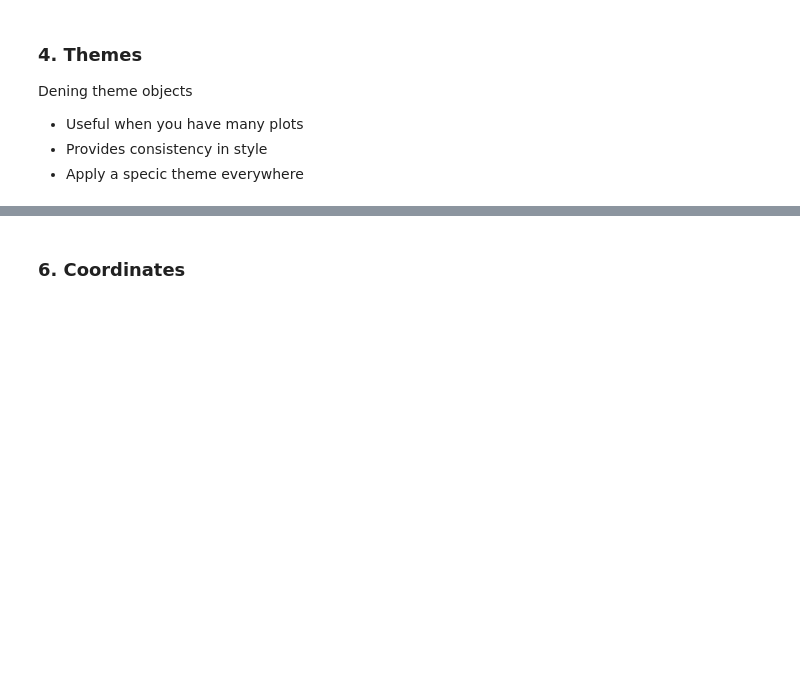
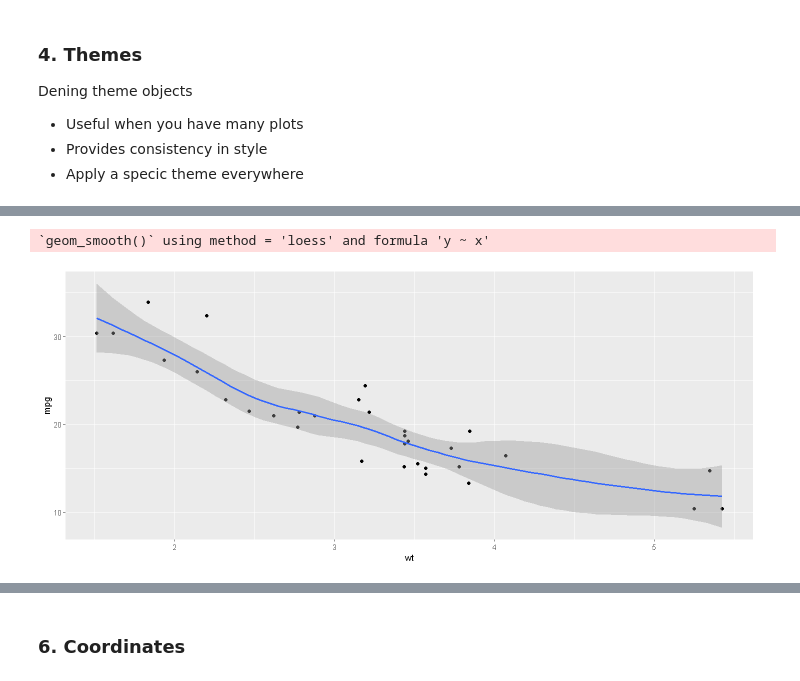
Before and after one commit to lnphng/Data-Analyst-with-R, a Jupyter notebook: 02.Visualization with ggplot2.ipynb, the cells around one changed output, grey strips where cells are left out. Saved outputs shown, nothing was run; the diff lists cells and outputs as text; code cells hidden in the pictures; blank space fills up the shorter version.

Commit message:
Update visualization

```diff
--- a/02.Visualization with ggplot2.ipynb
+++ b/02.Visualization with ggplot2.ipynb
@@ -518,0 +518,7 @@ ggplot(economics, aes(x = date, y = unemploy/pop)) +
+# %%
+ggplot(mtcars, aes(wt, mpg))+
+geom_point()+
+geom_smooth();
+# %% [output]
+`geom_smooth()` using method = 'loess' and formula 'y ~ x'
+[figure, added]
```
Also changed, not shown: parts of 41 cells of this notebook.
